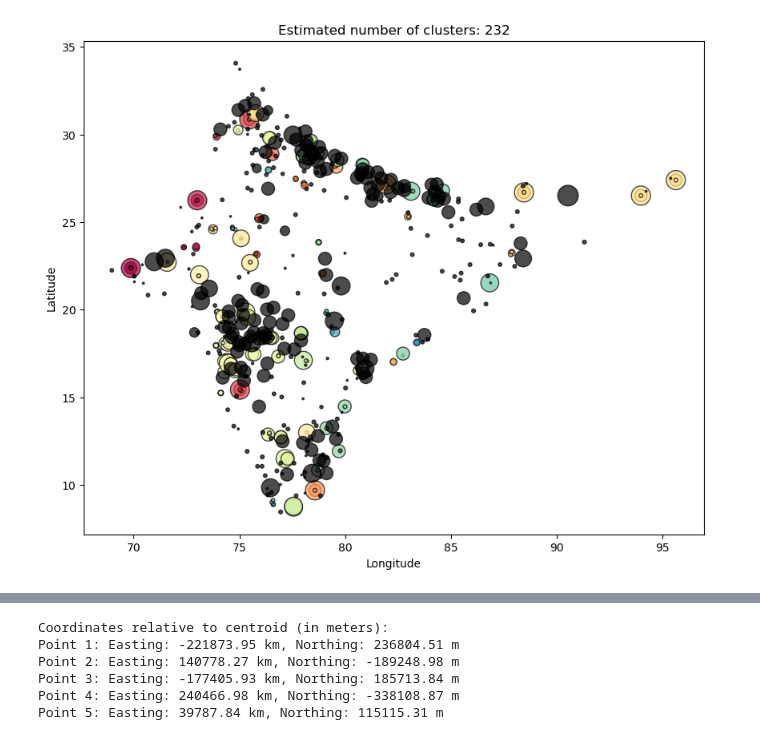
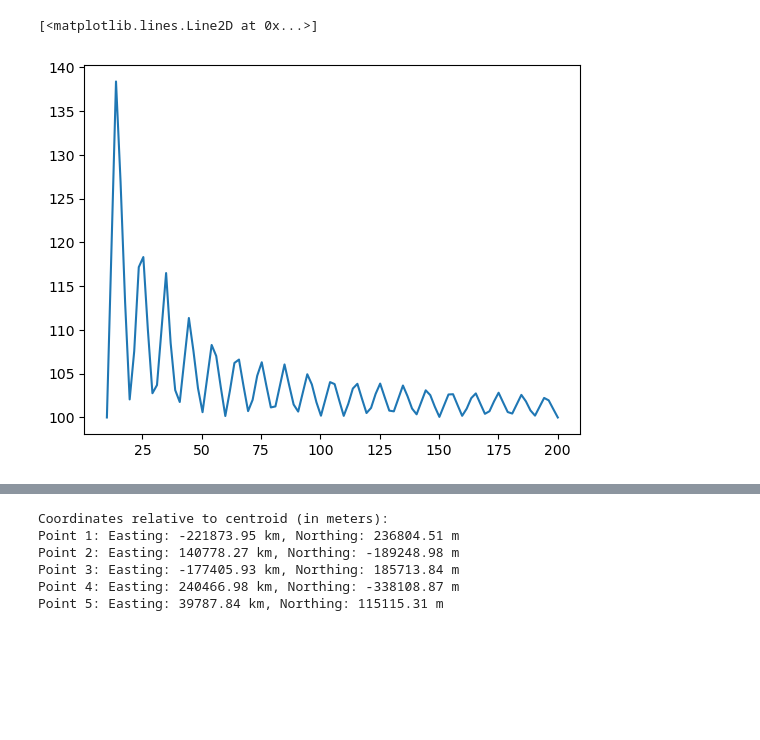
Before and after one commit to LukasFrankenQ/pypsa-earth-sec, a Jupyter notebook: notebooks/cluster_sites.ipynb, the cells around one changed output, grey strips where cells are left out. Drawn from its saved outputs; the diff is of its cells as text; code cells hidden in the pictures; blank space fills up the shorter version.

```diff
--- a/notebooks/cluster_sites.ipynb
+++ b/notebooks/cluster_sites.ipynb
@@ -220,3 +253,13 @@ def round_borehole_capex(cap, one_drill_cap, one_drill_capex):
     n_wells = round(fraction)
 
     return one_drill_capex * max(n_wells, fraction) / min(n_wells, fraction)
+# %%
+caps = np.linspace(10, 200, 100)
+
+plt.plot(
+    caps,
+    [round_borehole_capex(cap, 10, 100) for cap in caps]
+    )
+# %% [output]
+[<matplotlib.lines.Line2D at 0x...>]
+[figure, added]
@@ -237,16 +289,16 @@ one_drill_capex = 9_200_000 / network_capacity_threshold
 # sites = get_dummy_data()
 
 # for index_right in sites.index_right.value_counts().index:
-for _ in range(1):
+def cluster_sites(
+        sites,
+        pipe_capex_value=1500,
+        do_plot=False
+        ):
 
     # ss = sites.loc[sites.index_right == index_right]
     ss = sites.copy()
 
-    if ss.empty:
-        continue
-
     sites_np = np.array([ss['geometry'].y, ss['geometry'].x]).T
-    sites_np_meters = coords_to_relative_utm(sites_np)
 
     db = DBSCAN(
         eps=threshold_distance_rad,
@@ -269,11 +321,11 @@ for _ in range(1):
     #         (sites.cluster == -1) |
     #         (sites.cluster_size <= max_cluster_size)
     #     ]
-
     # print(sites.cluster.value_counts())
     # print(sites.cluster_size.sort_values())
 
-    fig, ax = plt.subplots(1, 1, figsize=(10, 8))
+    if do_plot:
+        _, ax = plt.subplots(1, 1, figsize=(10, 8))
     # shape.plot(ax=ax)
 
     unique_labels = set(labels)
@@ -325,7 +377,7 @@ for _ in range(1):
 
                     # def round_borehole_capex(cap, one_drill_cap, one_drill_capex):
                     #  cluster_size.extend([1] * len(size))
-                    cluster_size.append([1])
+                    cluster_size.append(1)
 
         else:
             partitions = get_partitions(list(range(len(xy))))
@@ -341,13 +393,13 @@ for _ in range(1):
                 n_caps = []
                 n_cluster_size = []
 
-                ineligigle = False
+                ineligible = False
                 for n_idx in partition:
                     if sum(size.iloc[list(n_idx)]) < network_capacity_threshold:
                         ineligigle = True
                         break
 
-                if ineligigle:
+                if ineligible:
                     continue
 
                 # partition discarded if no monotonically decreasing
@@ -362,7 +414,7 @@ for _ in range(1):
                     n_size = size.iloc[list(n_idx)]
                     n_cluster_size.append(len(n_idx))
 
-                    total_caps, total_cost = get_heat_network(n_xy, n_temp, n_size)
+                    total_caps, total_cost = get_heat_network(n_xy, n_temp, n_size, pipe_capex=pipe_capex_value)
                     # _, total_cost = get_simple_costoptimal_network(n_xy_meters)
 
                     total_cost += round_borehole_capex(
@@ -397,22 +449,33 @@ for _ in range(1):
                 capex.append(co)
                 cluster_size.append(cl)
 
-        ax.scatter(
-            xy[:, 1],
-            xy[:, 0],
-            color=tuple(col),
-            edgecolor='k',
-            alpha=0.7,
-            s=size*10*0.5
-            )
+        if do_plot:
+            ax.scatter(
+                xy[:, 1],
+                xy[:, 0],
+                color=tuple(col),
+                edgecolor='k',
+                alpha=0.7,
+                s=size*10*0.5
+                )
 
-    ax.set_title(f'Estimated number of clusters: {n_clusters}')
-    ax.set_xlabel('Longitude')
-    ax.set_ylabel('Latitude')
-    # ax.set_xlim(xy[:, 1].min() - 0.1, xy[:, 1].max() + 0.1)
-    # ax.set_ylim(xy[:, 0].min() - 0.1, xy[:, 0].max() + 0.1)
+    if do_plot:
+        countries.plot(ax=ax, color='none', edgecolor='black', linewidth=1, zorder=0)
+        countries.loc[['India']].plot(ax=ax, color='grey', edgecolor='black', linewidth=0, zorder=0, alpha=0.2)
 
-    plt.show()
-    break
+        ax.set_title(f'Estimated number of clusters: {n_clusters}')
+        ax.set_xlabel('Longitude')
+        ax.set_ylabel('Latitude')
+        # ax.set_xlim(xy[:, 1].min() - 0.1, xy[:, 1].max() + 0.1)
+        # ax.set_ylim(xy[:, 0].min() - 0.1, xy[:, 0].max() + 0.1)
+
+        ax.set_xlim(67, 97)
+        ax.set_ylim(7.2, 35.1)
+
+        plt.show()
+
+    return pd.DataFrame({
+        'caps': caps,
+        'capex': capex,
+        'cluster_size': cluster_size
+        }).dropna()
-# %% [output]
-[figure, removed]
```
Also changed, not shown: parts of 13 cells of this notebook, 1 other file.
